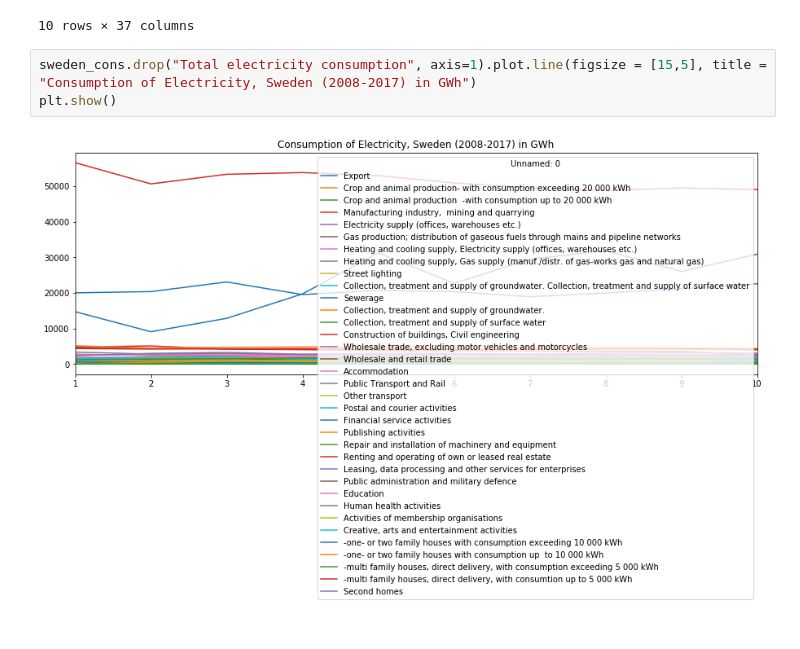
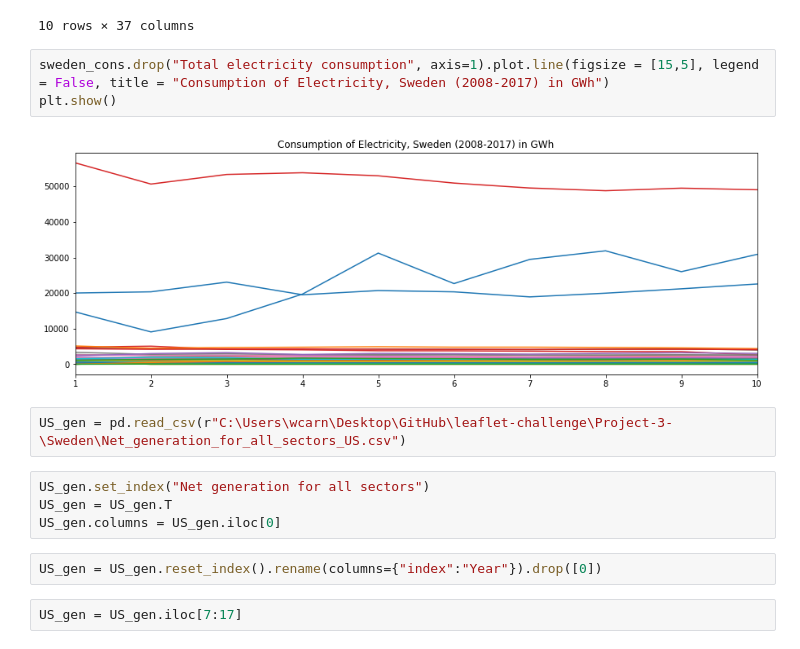
Before and after one commit to wtcarnes/Project-3-, a Jupyter notebook: Sweden CSV analysis.ipynb, the cells around one changed output. Cells and saved outputs as stored; diff of their text form.

Commit message:
Sweden graphs and maps

```diff
--- a/Sweden CSV analysis.ipynb
+++ b/Sweden CSV analysis.ipynb
@@ -270,7 +265,17 @@ sweden_cons
 | 10 | 2017 | 172377 | 30888 | 2028 | 832 | ... |
 10 rows × 37 columns
 # %%
-sweden_cons.drop("Total electricity consumption", axis=1).plot.line(figsize = [15,5], title = "Consumption of Electricity, Sweden (2008-2017) in GWh")
+sweden_cons.drop("Total electricity consumption", axis=1).plot.line(figsize = [15,5], legend = False, title = "Consumption of Electricity, Sweden (2008-2017) in GWh")
 plt.show()
 # %% [output]
-[figure, old version]
+[figure, new version]
+# %%
+US_gen = pd.read_csv(r"C:\Users\wcarn\Desktop\GitHub\leaflet-challenge\Project-3-\Sweden\Net_generation_for_all_sectors_US.csv")
+# %%
+US_gen.set_index("Net generation for all sectors")
+US_gen = US_gen.T
+US_gen.columns = US_gen.iloc[0]
+# %%
+US_gen = US_gen.reset_index().rename(columns={"index":"Year"}).drop([0])
+# %%
+US_gen = US_gen.iloc[7:17]
```
Also changed, not shown: parts of 18 cells of this notebook, 10 other files.
